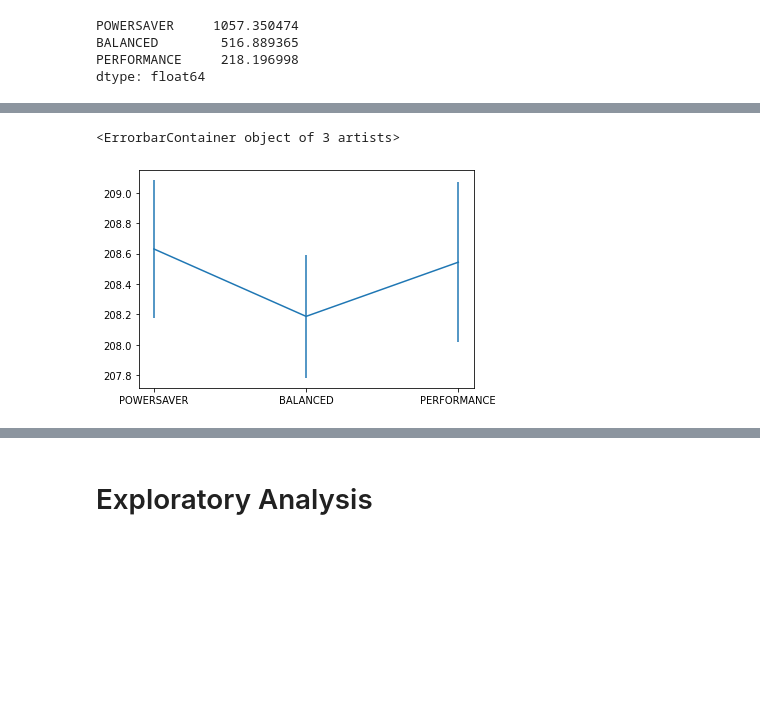
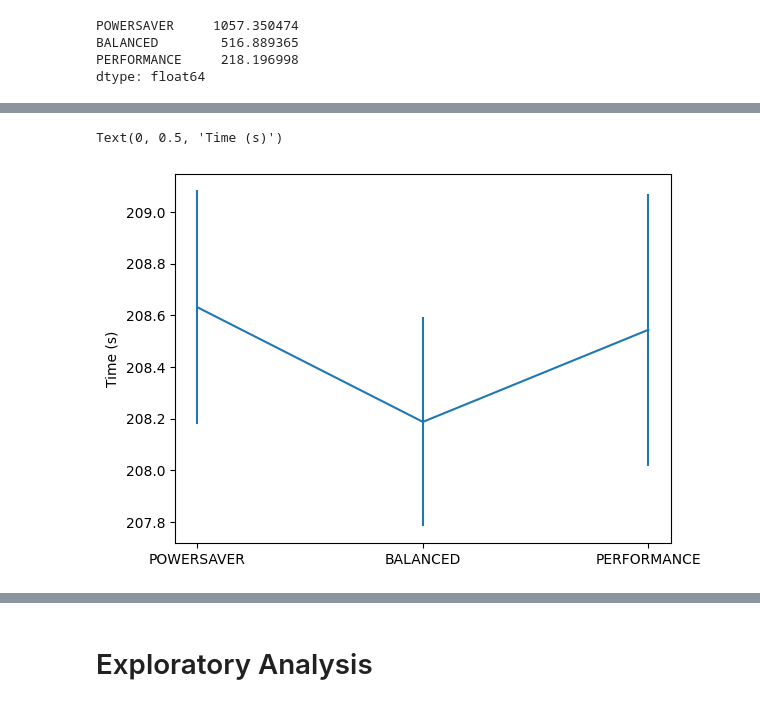
Before and after one commit to remyd95/SSE_Project1, a Jupyter notebook: analysis/CPU_run_1.ipynb, the cells around one changed output, grey strips where cells are left out. Cells and saved outputs as stored; diff of their text form; code cells hidden in the pictures; blank space fills up the shorter version.

```diff
--- a/analysis/CPU_run_1.ipynb
+++ b/analysis/CPU_run_1.ipynb
@@ -47,10 +48,11 @@ ax.errorbar(df_energy.mean().index, df_energy.mean().values, yerr=df_energy.std(
 # %%
 fig, ax = plt.subplots()
 
 ax.errorbar(df_time.mean().index, df_time.mean().values, yerr=df_time.std().values)
+ax.set_ylabel('Time (s)')
 # %% [output]
-<ErrorbarContainer object of 3 artists>
+Text(0, 0.5, 'Time (s)')
-[figure, old version]
+[figure, new version]
 # %%
 fig, ax = plt.subplots()
 
```
Also changed, not shown: parts of 16 cells of this notebook, 2 other files.
